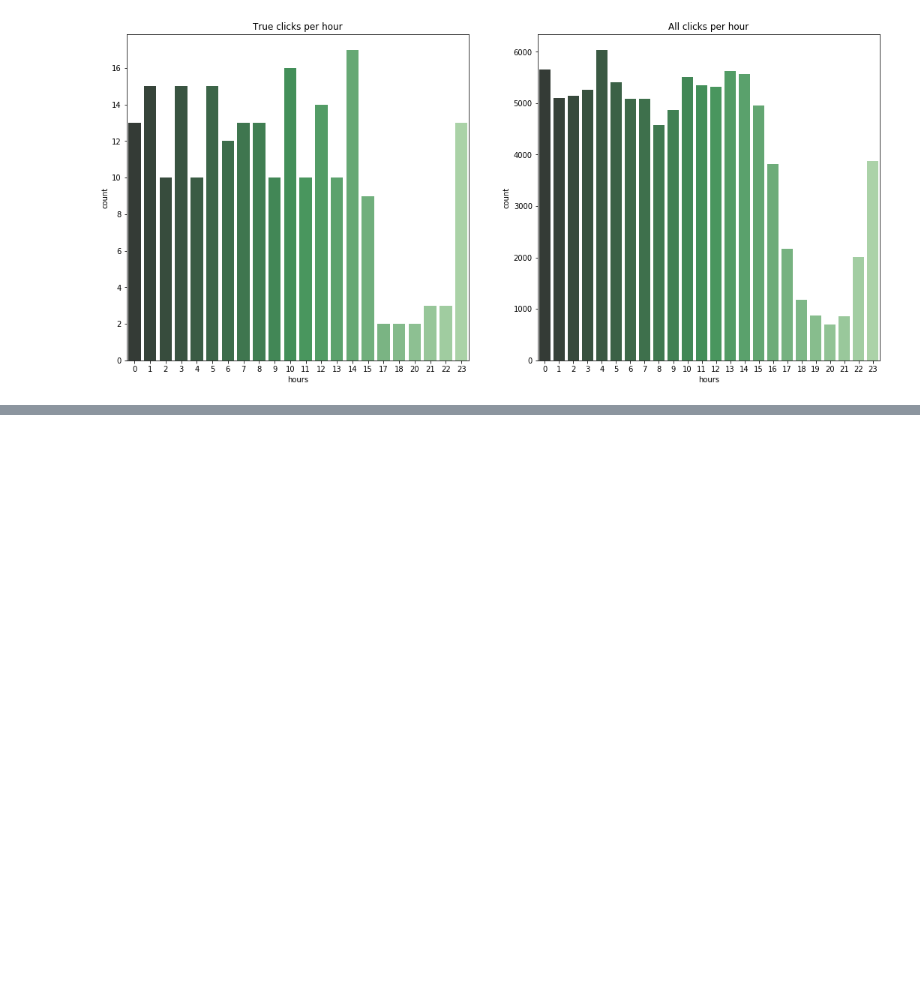
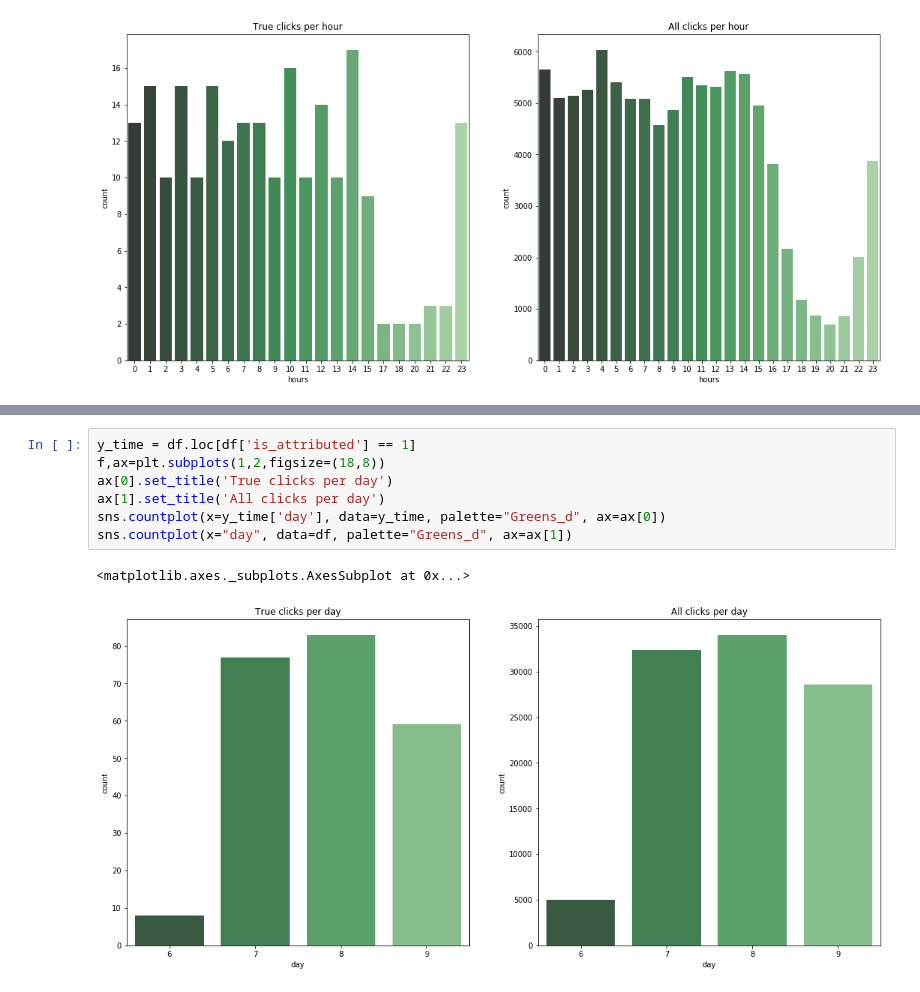
Before and after one commit to RicardoTrindade/Kaggle-Competitions, a Jupyter notebook: TalkingDataFraud/Frauds.ipynb, the cells around one changed output, grey strips where cells are left out. Drawn from its saved outputs; the diff is of its cells as text; blank space fills up the shorter version.

```diff
--- a/TalkingDataFraud/Frauds.ipynb
+++ b/TalkingDataFraud/Frauds.ipynb
@@ -109,0 +113,10 @@ sns.countplot(x="hours", data=df, palette="Greens_d", ax=ax[1])
+# %%
+y_time = df.loc[df['is_attributed'] == 1]
+f,ax=plt.subplots(1,2,figsize=(18,8))
+ax[0].set_title('True clicks per day')
+ax[1].set_title('All clicks per day')
+sns.countplot(x=y_time['day'], data=y_time, palette="Greens_d", ax=ax[0])
+sns.countplot(x="day", data=df, palette="Greens_d", ax=ax[1])
+# %% [output]
+<matplotlib.axes._subplots.AxesSubplot at 0x...>
+[figure, added]
```
Also changed, not shown: parts of 1 cell of this notebook, 3 other files.
